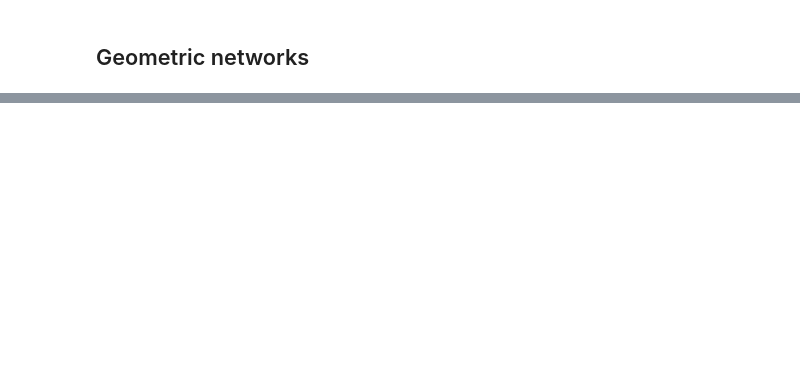
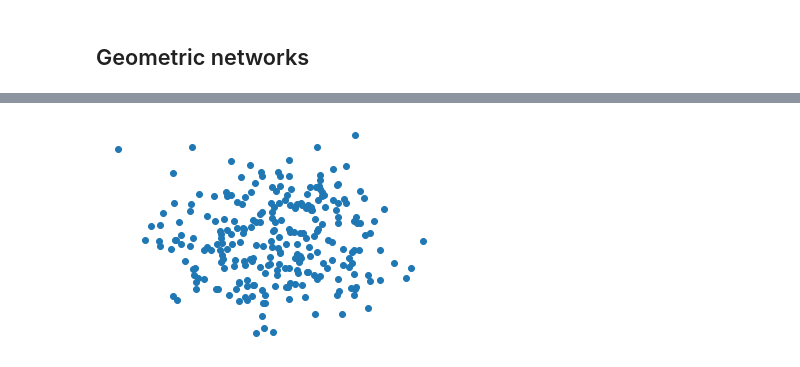
Before and after one commit to ClusterDuck123/ringity, a Jupyter notebook: doc/notebooks/paper_figures/exploring_different_metric_structures.ipynb, the cells around one changed output, grey strips where cells are left out. Cells and saved outputs as stored; diff of their text form; code cells hidden in the pictures; blank space fills up the shorter version.

```diff
--- a/doc/notebooks/paper_figures/exploring_different_metric_structures.ipynb
+++ b/doc/notebooks/paper_figures/exploring_different_metric_structures.ipynb
@@ -11,0 +129,9 @@ import ringity.generators.geometric_networks as rgeom
+# %%
+G, X = rgeom.circle(N,
+                    rel_th = rel_th,
+                    noise = 0.75,
+                    return_point_cloud = True)
+# %%
+rng.plot(X)
+# %% [output]
+[figure, added]
```
Also changed, not shown: parts of 26 cells of this notebook, 16 other files.
